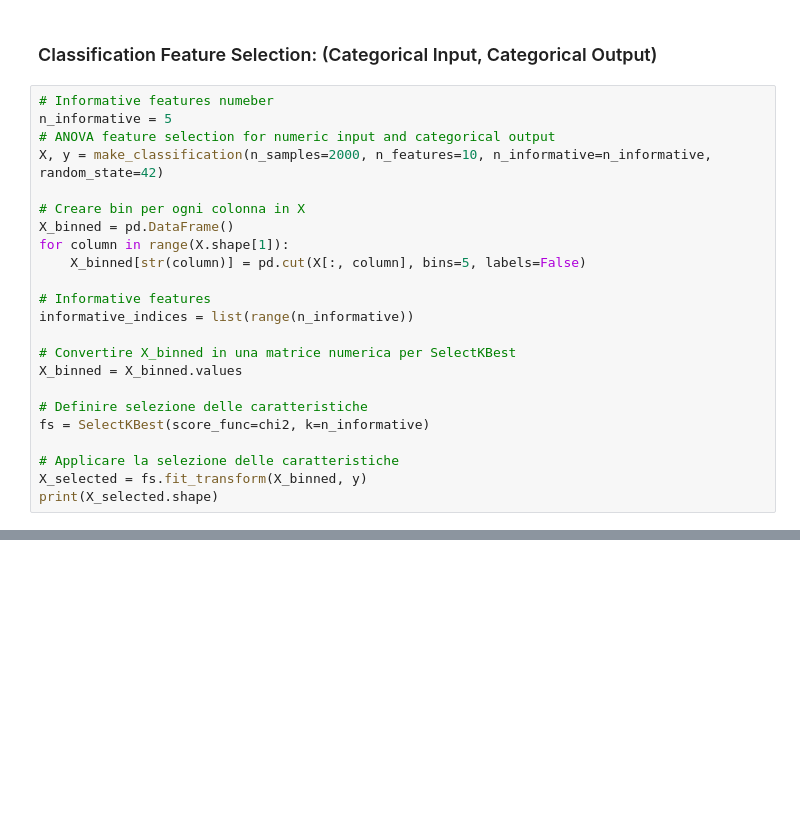
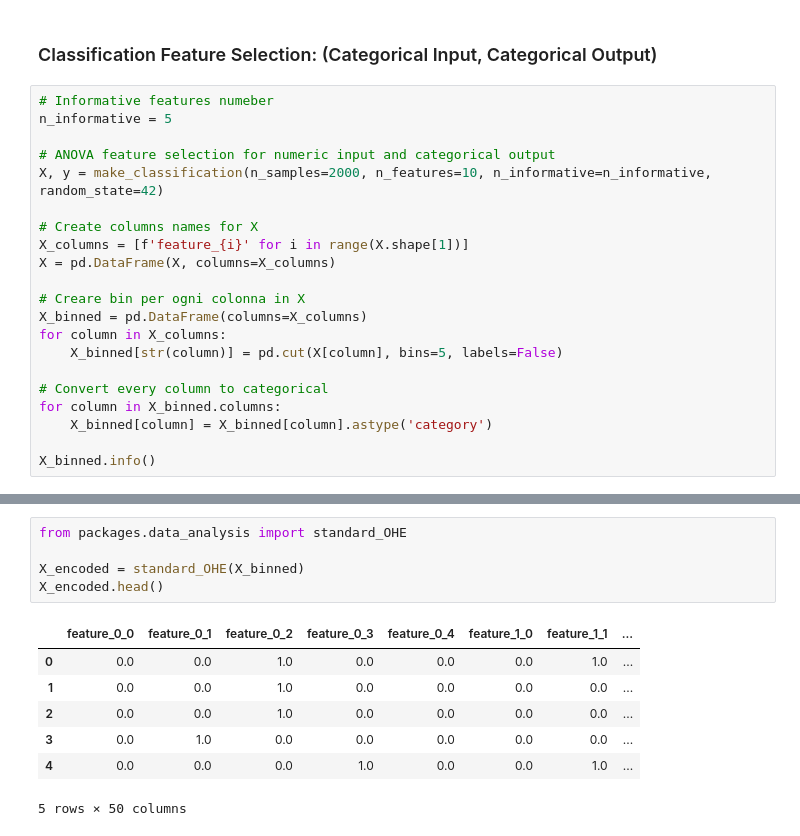
Before and after one commit to vincenzorrei/EDU-FeatureSelection, a Jupyter notebook: main.ipynb, the cells around one changed output, grey strips where cells are left out. Drawn from its saved outputs; the diff is of its cells as text; blank space fills up the shorter version.

```diff
--- a/main.ipynb
+++ b/main.ipynb
@@ -362,24 +362,22 @@ Caratteristiche informative originali selezionate: {np.int64(0), np.int64(1), np
 # %%
 # Informative features numeber
 n_informative = 5
+
 # ANOVA feature selection for numeric input and categorical output
 X, y = make_classification(n_samples=2000, n_features=10, n_informative=n_informative, random_state=42)
 
+# Create columns names for X
+X_columns = [f'feature_{i}' for i in range(X.shape[1])]
+X = pd.DataFrame(X, columns=X_columns)
+
 # Creare bin per ogni colonna in X
-X_binned = pd.DataFrame()
-for column in range(X.shape[1]):
-    X_binned[str(column)] = pd.cut(X[:, column], bins=5, labels=False)
+X_binned = pd.DataFrame(columns=X_columns)
+for column in X_columns:
+    X_binned[str(column)] = pd.cut(X[column], bins=5, labels=False)
 
-# Informative features
-informative_indices = list(range(n_informative))
+# Convert every column to categorical
+for column in X_binned.columns:
+    X_binned[column] = X_binned[column].astype('category')
 
-# Convertire X_binned in una matrice numerica per SelectKBest
-X_binned = X_binned.values
-
-# Definire selezione delle caratteristiche
-fs = SelectKBest(score_func=chi2, k=n_informative)
-
-# Applicare la selezione delle caratteristiche
-X_selected = fs.fit_transform(X_binned, y)
-print(X_selected.shape)
+X_binned.info()
 # %% [output]
@@ -386,0 +401,13 @@ print(X_selected.shape)
+# %%
+from packages.data_analysis import standard_OHE
+
+X_encoded = standard_OHE(X_binned)
+X_encoded.head()
+# %% [output]
+|  | feature_0_0 | feature_0_1 | feature_0_2 | feature_0_3 | feature_0_4 | feature_1_0 | feature_1_1 | ... |
+| 0 | 0.0 | 0.0 | 1.0 | 0.0 | 0.0 | 0.0 | 1.0 | ... |
+| 1 | 0.0 | 0.0 | 1.0 | 0.0 | 0.0 | 0.0 | 0.0 | ... |
+| 2 | 0.0 | 0.0 | 1.0 | 0.0 | 0.0 | 0.0 | 0.0 | ... |
+| 3 | 0.0 | 1.0 | 0.0 | 0.0 | 0.0 | 0.0 | 0.0 | ... |
+| 4 | 0.0 | 0.0 | 0.0 | 1.0 | 0.0 | 0.0 | 1.0 | ... |
+5 rows × 50 columns
```
Also changed, not shown: parts of 5 cells of this notebook, 2 other files.
